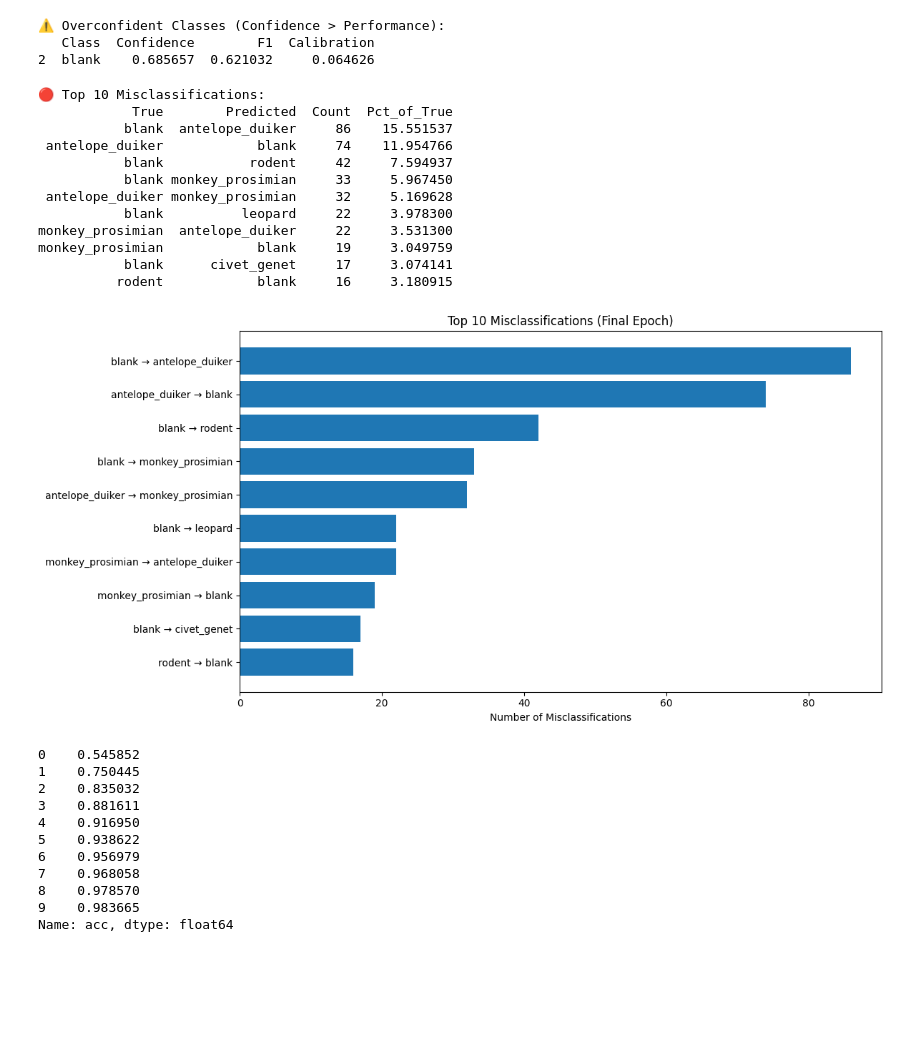
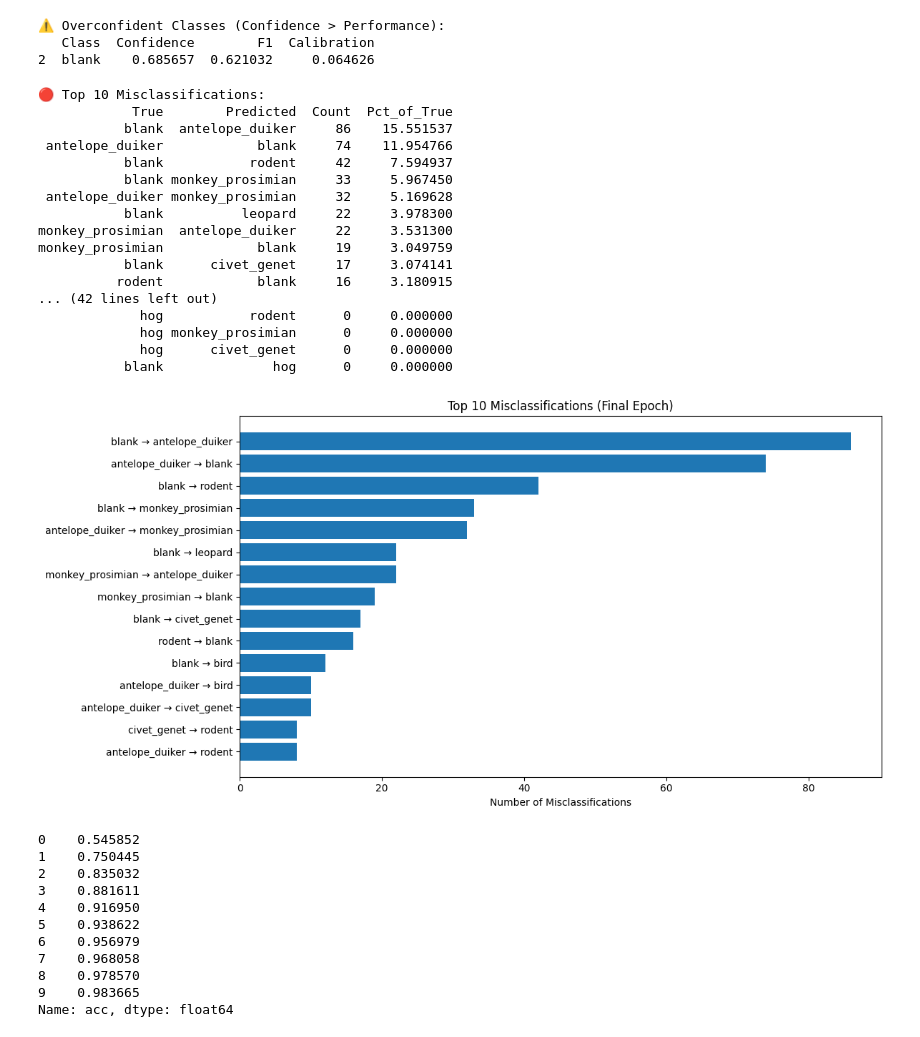
Before and after one commit to amannindra/DSS-Image-Classification, a Jupyter notebook: DSSAnimalClassification/data_analysis.ipynb, the cells around one changed output. Drawn from its saved outputs; the diff is of its cells as text; code cells hidden in the pictures; blank space fills up the shorter version.

```diff
--- a/DSSAnimalClassification/data_analysis.ipynb
+++ b/DSSAnimalClassification/data_analysis.ipynb
@@ -250,3 +297,16 @@ plt.tight_layout()
 plt.show()
 # %% [output]
 [figure]
+# %%
+plt.figure(figsize=(15, 8))
+for class_name in class_names:
+    f1_scores = [epoch['class_precisions'][class_name] for epoch in val_metrics]
+    plt.plot(range(len(f1_scores)), f1_scores, marker='o', label=class_name)
+
+plt.xlabel('Epoch')
+plt.ylabel('Precision')
+plt.title('Per-Class Precision Evolution')
+plt.legend(bbox_to_anchor=(1.05, 1), loc='upper left')
+plt.grid(True)
+plt.tight_layout()
+plt.show()
@@ -252,0 +315,13 @@ plt.show()
+# %%
+plt.figure(figsize=(15, 8))
+for class_name in class_names:
+    f1_scores = [epoch['class_recalls'][class_name] for epoch in val_metrics]
+    plt.plot(range(len(f1_scores)), f1_scores, marker='o', label=class_name)
+
+plt.xlabel('Epoch')
+plt.ylabel('Recall')
+plt.title('Per-Class Recall Evolution')
+plt.legend(bbox_to_anchor=(1.05, 1), loc='upper left')
+plt.grid(True)
+plt.tight_layout()
+plt.show()
@@ -400,36 +477,41 @@ for i in range(len(class_names)):
             })
 
 misc_df = pd.DataFrame(misclassifications)
 misc_df = misc_df.sort_values('Count', ascending=False)
 
 print("\n🔴 Top 10 Misclassifications:")
-print(misc_df.head(10).to_string(index=False))
+print(misc_df.to_string(index=False))
 
 # Visualize top confusions
-top_misc = misc_df.head(10)
+top_misc = misc_df.head(15)
 plt.figure(figsize=(12, 6))
 plt.barh(range(len(top_misc)), top_misc['Count'])
 plt.yticks(range(len(top_misc)),
           [f"{row['True']} → {row['Predicted']}" for _, row in top_misc.iterrows()])
 plt.xlabel('Number of Misclassifications')
 plt.title('Top 10 Misclassifications (Final Epoch)')
 plt.gca().invert_yaxis()
 plt.tight_layout()
 plt.show()
 # %% [output]
 🔴 Top 10 Misclassifications:
             True        Predicted  Count  Pct_of_True
            blank  antelope_duiker     86    15.551537
  antelope_duiker            blank     74    11.954766
            blank           rodent     42     7.594937
            blank monkey_prosimian     33     5.967450
  antelope_duiker monkey_prosimian     32     5.169628
            blank          leopard     22     3.978300
 monkey_prosimian  antelope_duiker     22     3.531300
 monkey_prosimian            blank     19     3.049759
            blank      civet_genet     17     3.074141
           rodent            blank     16     3.180915
+... (42 lines left out)
+             hog           rodent      0     0.000000
+             hog monkey_prosimian      0     0.000000
+             hog      civet_genet      0     0.000000
+           blank              hog      0     0.000000
-[figure, old version]
+[figure, new version]
 # %%
 train_df['acc']
 # %% [output]
```
Also changed, not shown: parts of 11 cells of this notebook, 3 other files.
